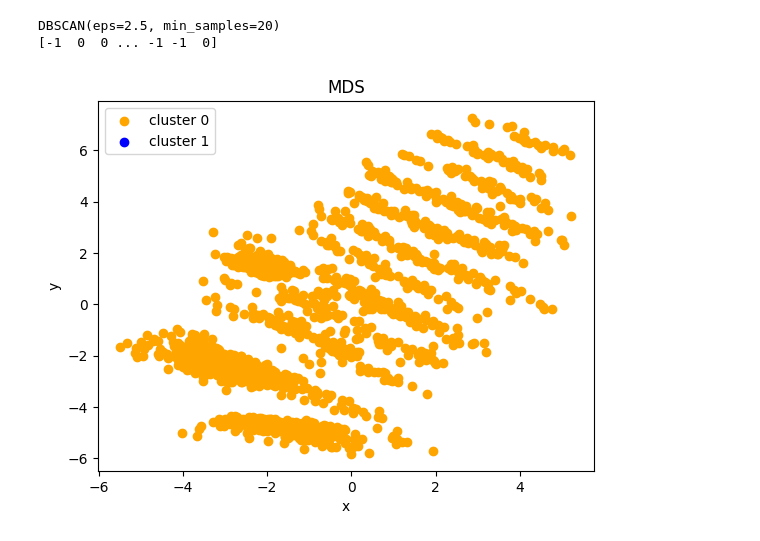
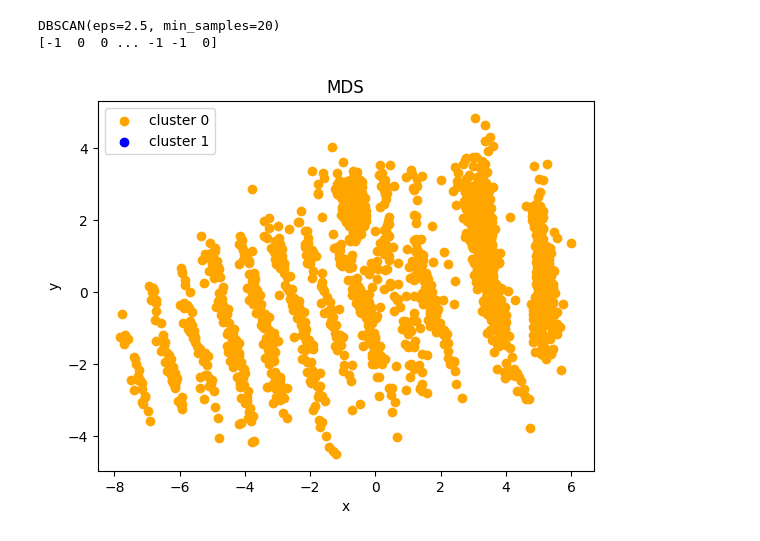
Before and after one commit to kristyan/data, a Jupyter notebook: e-tivity2/etivity2.ipynb, the cells around one changed output. Cells and saved outputs as stored; diff of their text form; code cells hidden in the pictures.

```diff
--- a/e-tivity2/etivity2.ipynb
+++ b/e-tivity2/etivity2.ipynb
@@ -509,13 +509,13 @@ print(labels)
 DBSCAN(eps=2.5, min_samples=20)
 [-1  0  0 ... -1 -1  0]
 # %%
-XYcoordinates = manifold.MDS(n_components=2, normalized_stress='auto').fit_transform(preprocessed_data)
+XYcoordinates = manifold.MDS(n_components=2, normalized_stress='auto', n_init=4, init='random').fit_transform(preprocessed_data)
 
 
 
 clustering_scatterplot(points=XYcoordinates,
                        labels=labels,
                        centers=None,
                        title='MDS')
 # %% [output]
-[figure, old version]
+[figure, new version]
```
Also changed, not shown: parts of 1 cell of this notebook.
